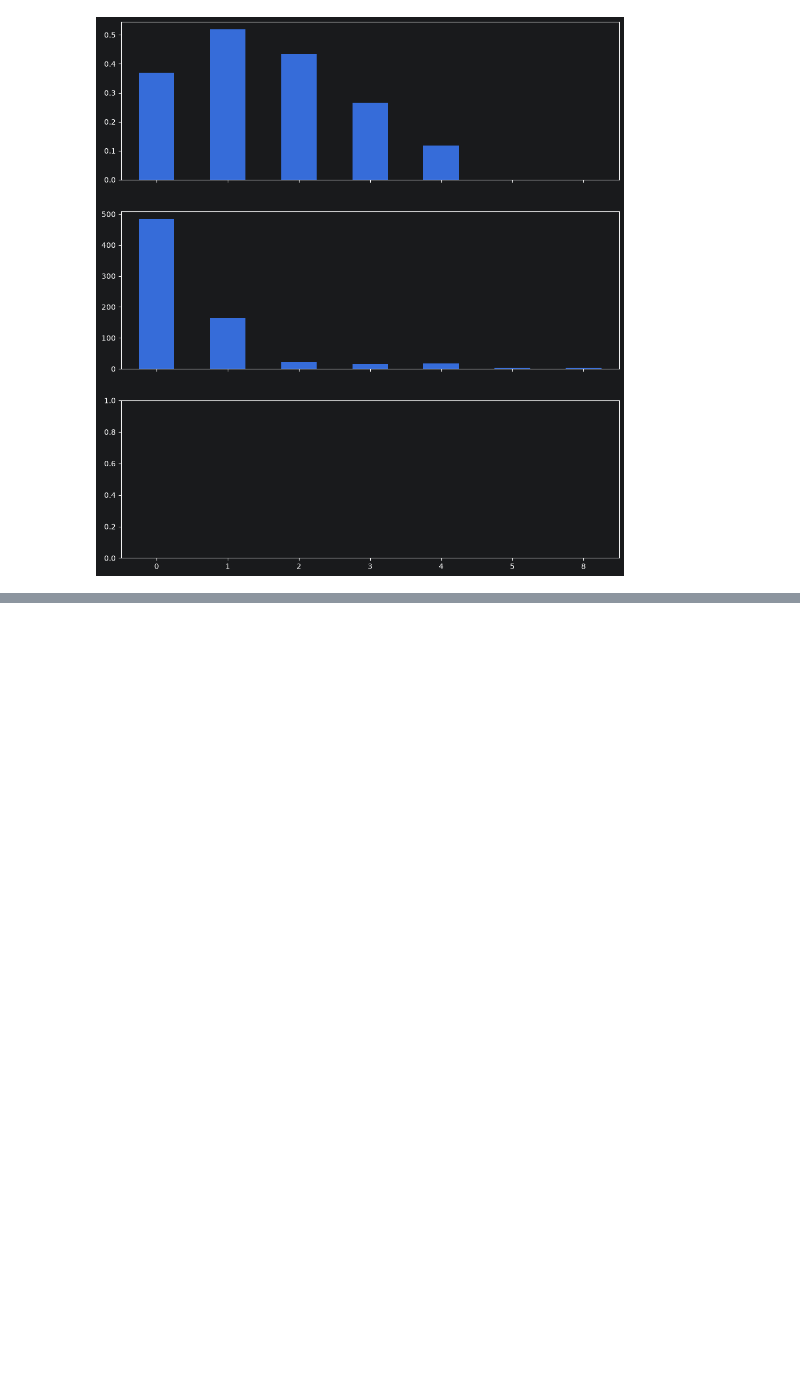
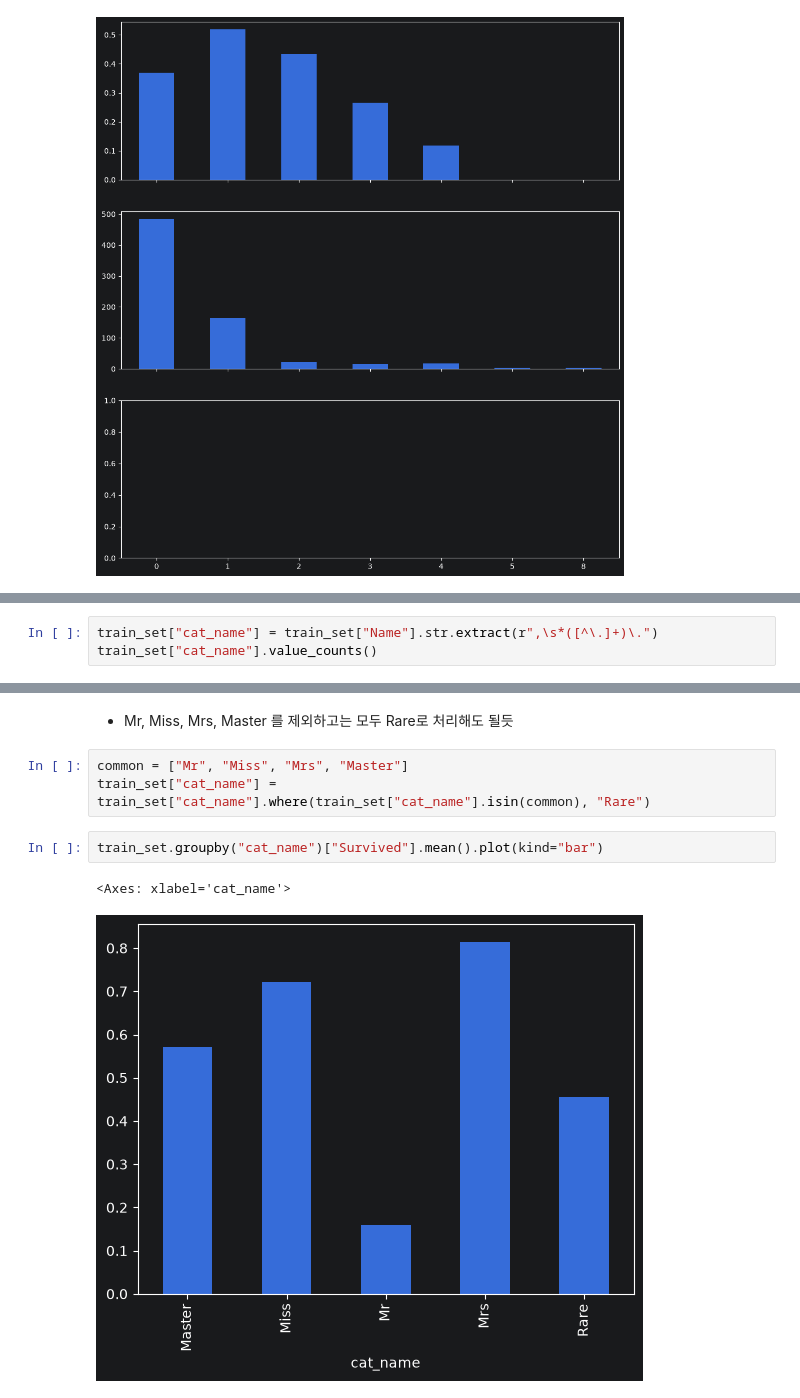
Before and after one commit to chc216/titanic-ml, a Jupyter notebook: notebooks/01-eda.ipynb, the cells around one changed output, grey strips where cells are left out. Cells and saved outputs as stored; diff of their text form; blank space fills up the shorter version.

```diff
--- a/notebooks/01-eda.ipynb
+++ b/notebooks/01-eda.ipynb
@@ -431,0 +501,3 @@ plt.show()
+# %%
+train_set["cat_name"] = train_set["Name"].str.extract(r",\s*([^\.]+)\.")
+train_set["cat_name"].value_counts()
@@ -431,0 +523,10 @@ plt.show()
+# %% [markdown]
+* Mr, Miss, Mrs, Master 를 제외하고는 모두 Rare로 처리해도 될듯
+# %%
+common = ["Mr", "Miss", "Mrs", "Master"]
+train_set["cat_name"] = train_set["cat_name"].where(train_set["cat_name"].isin(common), "Rare")
+# %%
+train_set.groupby("cat_name")["Survived"].mean().plot(kind="bar")
+# %% [output]
+<Axes: xlabel='cat_name'>
+[figure, added]
```
Also changed, not shown: parts of 22 cells of this notebook.
